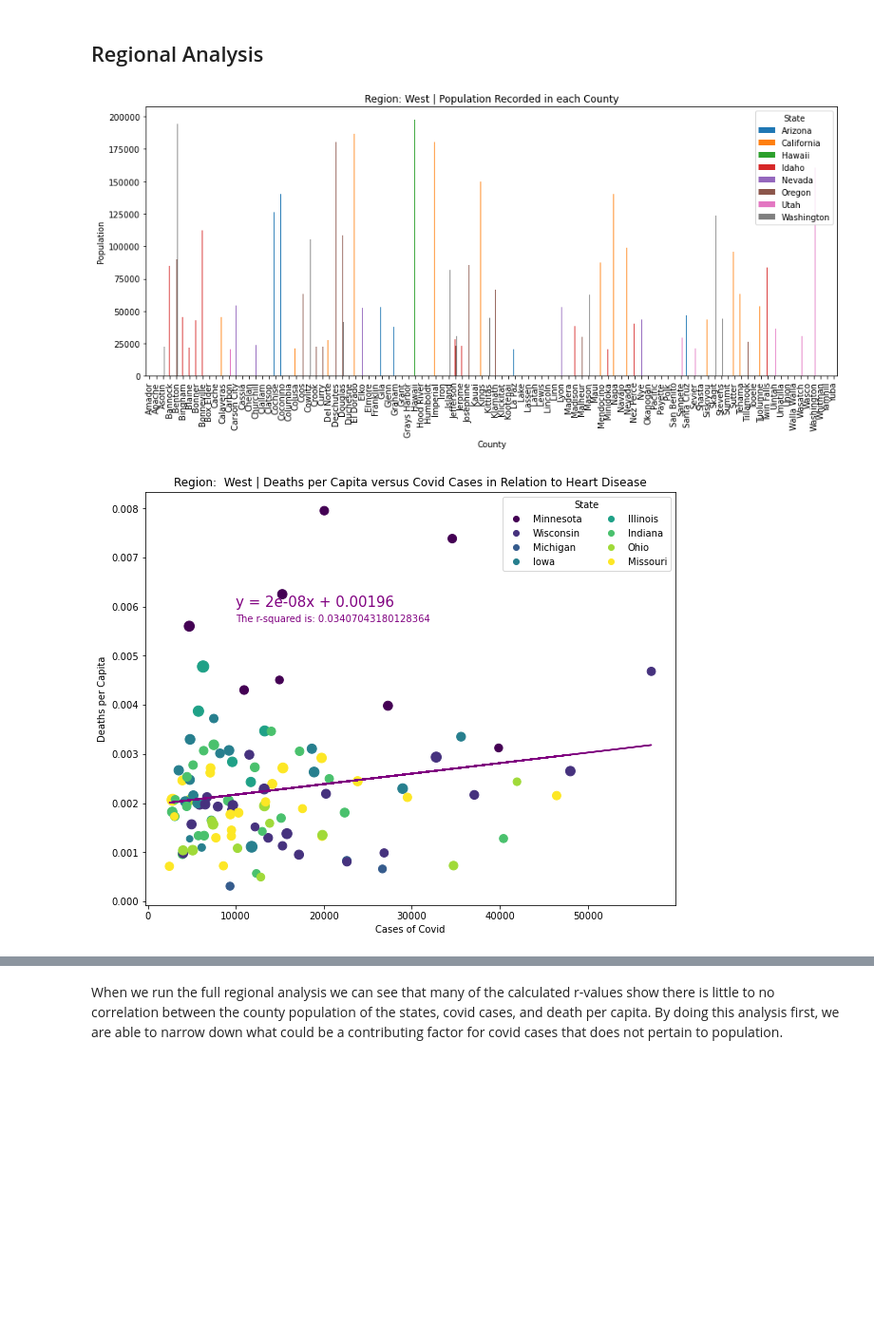
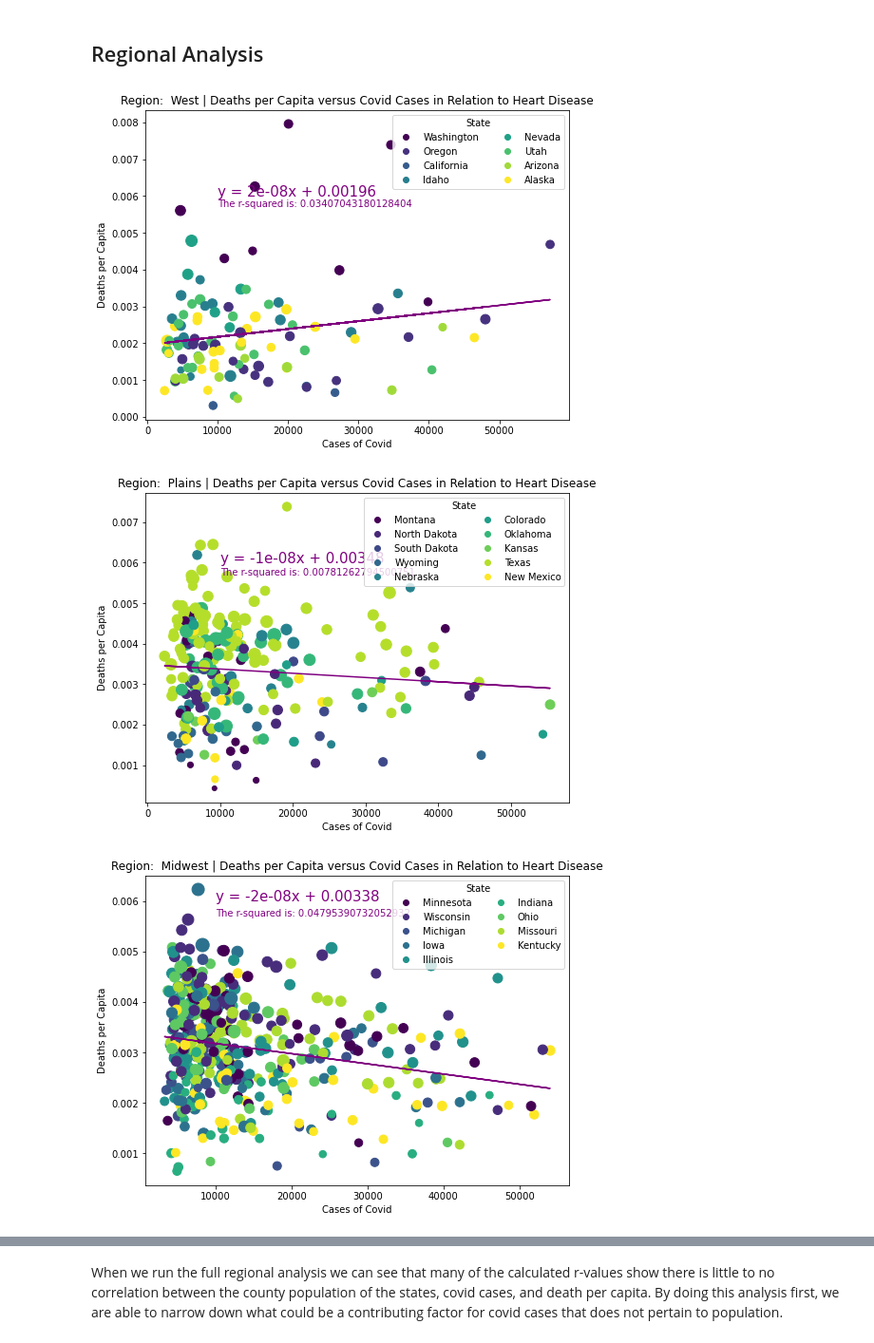
Before and after one commit to CarlaLorenteAnon/project-1, a Jupyter notebook: FinalAnalysis.ipynb, the cells around one changed output, grey strips where cells are left out. Shown: that part at 95% size. Saved outputs shown, nothing was run; the diff lists cells and outputs as text; code cells hidden in the pictures; blank space fills up the shorter version.

```diff
--- a/FinalAnalysis.ipynb
+++ b/FinalAnalysis.ipynb
@@ -99,45 +86,30 @@ Northeast = ["Maine","New Hampshire","Vermont","New York","Massachusetts","Conne
 # %%
 title = ["West", "Plains", "Midwest", "Southeast", "Northeast"]
 State_list = [West_df,Plains_df,Midwest_df,Southeast_df,Northeast_df]
+labels = [West, Plains, Midwest, Southeast, Northeast]
 holder = 0
 
 for index in range(len(State_list)):
-
-    #Plot bar chart with county and population
-    df_pivot = pd.pivot_table(State_list[index],values="Population",index="County",columns="State")
-    # Plot a bar chart using the DF
-    ax = df_pivot.plot(kind="bar")
-    fig = ax.get_figure()
-    mplcursors.cursor(fig)
-    # Change the plot dimensions (width, height)
-    fig.set_size_inches(15, 6)
-    # Change the axes labels
-    ax.set_xlabel("County")
-    ax.set_ylabel("Population")
-    plt.title (f"Region: {title[holder]} | Population Recorded in each County")
-
-    #Plot scatter plot with deaths per capita,
-    plt.figure(figsize=(10,8))
+    plt.figure(figsize=(8,6))
     plt.xlabel("Cases of Covid")
     plt.ylabel("Deaths per Capita")
     (slope, intercept, rvalue, pvalue, stderr) = linregress(State_list[index]["Cases"], State_list[index]["Deaths per Capita"])
     regress_values = State_list[index]["Cases"] * slope + intercept
     line_eq = "y = " + str(round(slope,8)) + "x + " + str(round(intercept,5))
     Scatter2 = plt.scatter(State_list[index]["Cases"],State_list[index]["Deaths per Capita"],s=State_list[index]["Heart Disease"]*.3,
             c=State_list[index].State.astype('category').cat.codes)
     plt.plot(State_list[index]["Cases"],regress_values,color = "purple")
     plt.annotate(line_eq,(10000,.006),fontsize=15,color = "purple")
     plt.annotate(f"The r-squared is: {rvalue**2}",(10000,.0057),fontsize=10,color = "purple")
     #Hover Event
     mplcursors.cursor(Scatter2, hover=True)
     plt.legend(loc="upper right", ncol= 2, handles=Scatter2.legend_elements()[0],
-           labels=Midwest,
+           labels=labels[index],
            title="State")
     plt.title (f"Region:  {title[holder]} | Deaths per Capita versus Covid Cases in Relation to Heart Disease")
+    plt.savefig(f'output_images/cases_vs_death-{title[holder]}.png')
     holder = holder + 1
-
-    break
-##To run the other regional dataframes remove above break, this break is to save processing time for rest of notebook
 # %% [output]
-[figure, old version]
+[figure, new version]
-[figure, old version]
+[figure, new version]
+[figure, added]
```
Also changed, not shown: parts of 14 cells of this notebook, 13 other files.
